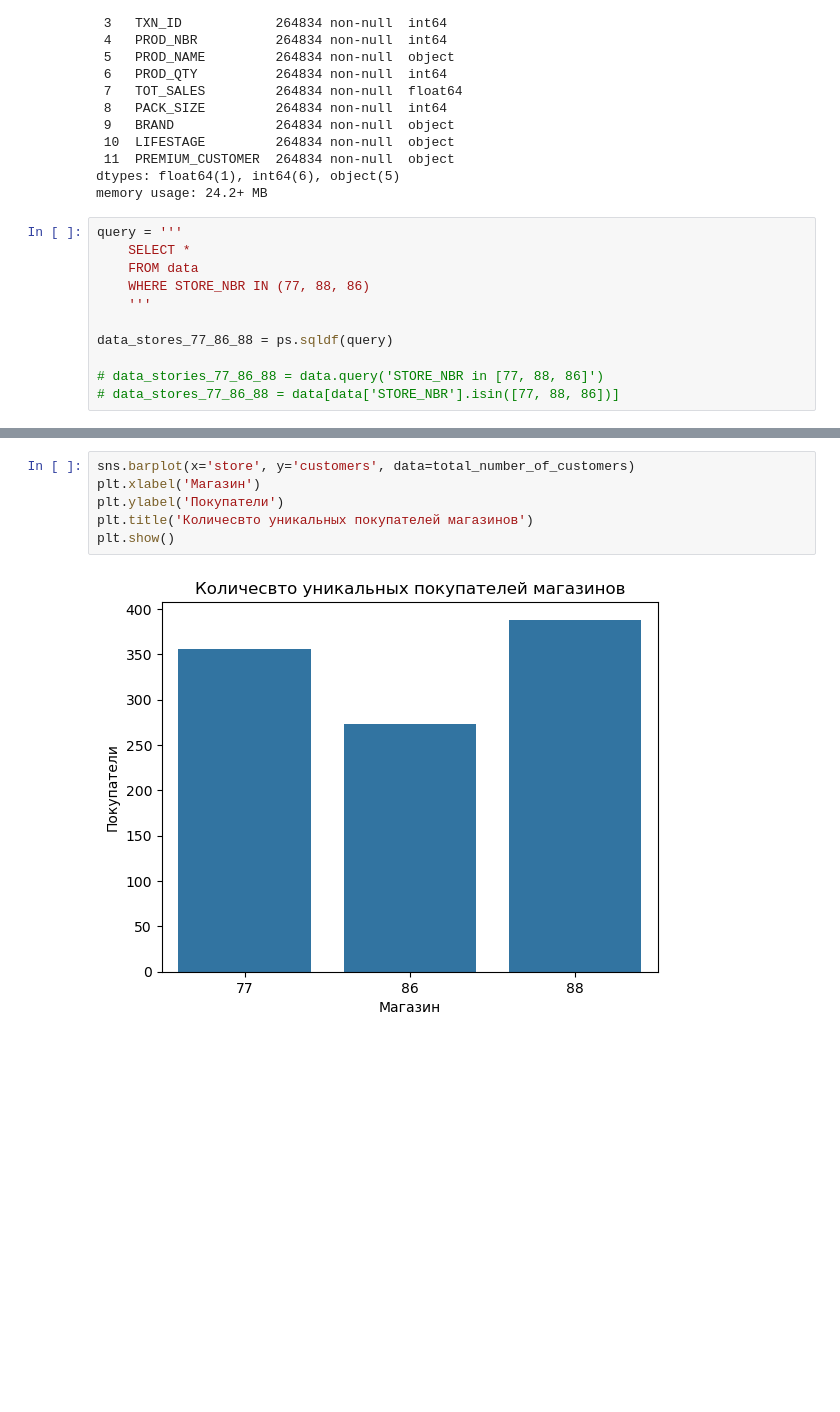
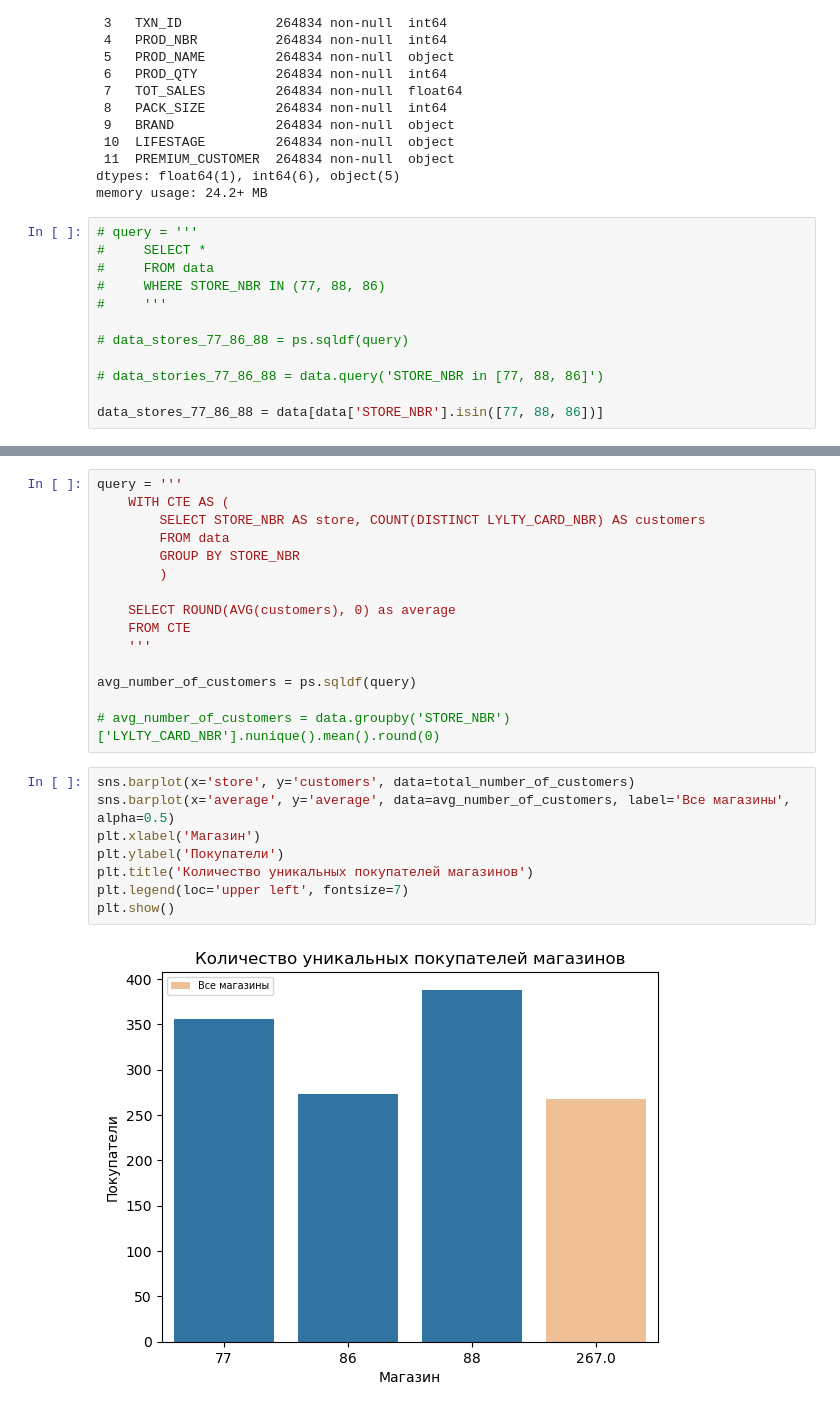
Before and after one commit to Hellionember/Pet-Project3, a Jupyter notebook: main.ipynb, the cells around one changed output, grey strips where cells are left out. Saved outputs shown, nothing was run; the diff lists cells and outputs as text; blank space fills up the shorter version.

```diff
--- a/main.ipynb
+++ b/main.ipynb
@@ -28,16 +28,17 @@ Data columns (total 12 columns):
 dtypes: float64(1), int64(6), object(5)
 memory usage: 24.2+ MB
 # %%
-query = '''
-    SELECT *
-    FROM data
-    WHERE STORE_NBR IN (77, 88, 86)
-    '''
+# query = '''
+#     SELECT *
+#     FROM data
+#     WHERE STORE_NBR IN (77, 88, 86)
+#     '''
 
-data_stores_77_86_88 = ps.sqldf(query)
+# data_stores_77_86_88 = ps.sqldf(query)
 
 # data_stories_77_86_88 = data.query('STORE_NBR in [77, 88, 86]')
-# data_stores_77_86_88 = data[data['STORE_NBR'].isin([77, 88, 86])]
+
+data_stores_77_86_88 = data[data['STORE_NBR'].isin([77, 88, 86])]
 # %%
 data_stores_77_86_88.head()
 # %% [output]
@@ -71,8 +67,25 @@ total_number_of_customers = ps.sqldf(query)
+# %%
+query = '''
+    WITH CTE AS (
+        SELECT STORE_NBR AS store, COUNT(DISTINCT LYLTY_CARD_NBR) AS customers
+        FROM data
+        GROUP BY STORE_NBR
+        )
+
+    SELECT ROUND(AVG(customers), 0) as average
+    FROM CTE
+    '''
+
+avg_number_of_customers = ps.sqldf(query)
+
+# avg_number_of_customers = data.groupby('STORE_NBR')['LYLTY_CARD_NBR'].nunique().mean().round(0)
 # %%
 sns.barplot(x='store', y='customers', data=total_number_of_customers)
+sns.barplot(x='average', y='average', data=avg_number_of_customers, label='Все магазины', alpha=0.5)
 plt.xlabel('Магазин')
 plt.ylabel('Покупатели')
-plt.title('Количесвто уникальных покупателей магазинов')
+plt.title('Количество уникальных покупателей магазинов')
+plt.legend(loc='upper left', fontsize=7)
 plt.show()
 # %% [output]
-[figure, old version]
+[figure, new version]
```
Also changed, not shown: parts of 4 cells of this notebook.
